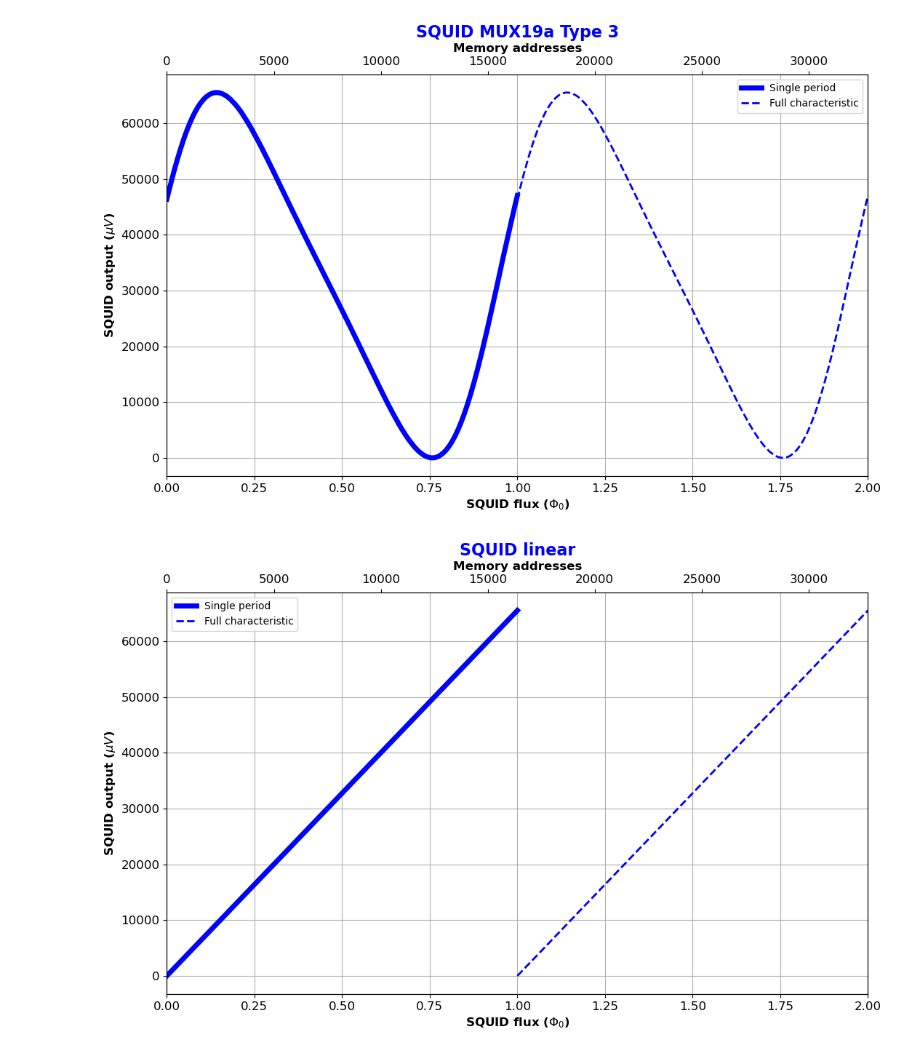
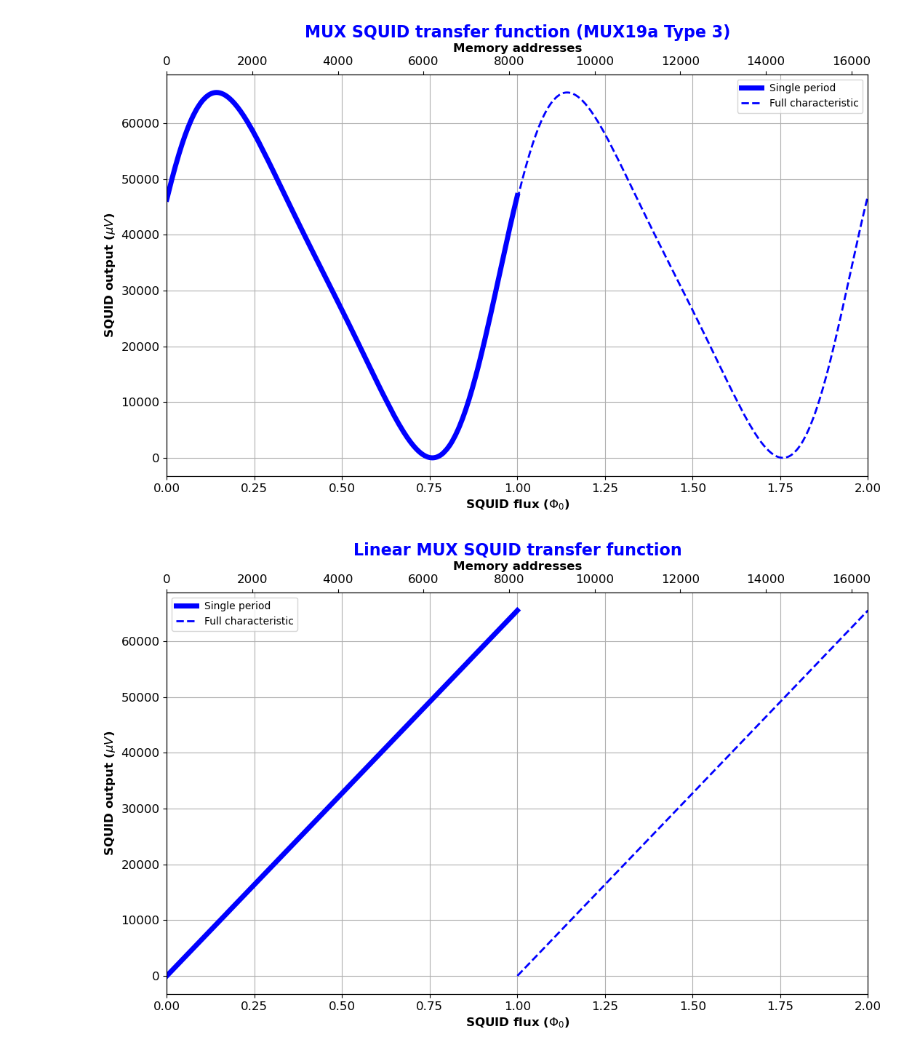
Before and after one commit to LaurentRavera/MyTechNotes, a Jupyter notebook: FPAsim_patterns/mk_transfer_functions.ipynb, the cells around one changed output. Saved outputs shown, nothing was run; the diff lists cells and outputs as text; code cells hidden in the pictures.

```diff
--- a/FPAsim_patterns/mk_transfer_functions.ipynb
+++ b/FPAsim_patterns/mk_transfer_functions.ipynb
@@ -109,7 +111,7 @@ def tes_steady_state(ntes, nbits, ratio):
 # MUX SQUID tranfer function (SQUID MUX19a Type 3)
 ###################################################
 
-def mux_squid(npts, full_scale=True, nbits=16, plot=False):
+def mux_squid(npts, full_scale=True, nbits=16):
 
     a = np.array([2.40329e-06, 9.54011e-06])
     p = np.array([6.299441, -0.94834025, 0.39483974])
@@ -122,16 +124,13 @@ def mux_squid(npts, full_scale=True, nbits=16, plot=False):
 
     y = np.round(y).astype(int)
 
-    if plot:
-        plot_squid_tf(x, y, "SQUID MUX19a Type 3", "mux_squid_mux19aType3.png")
-
     return (x, y)
 # %%
 ###################################################
 # MUX SQUID tranfer function (LINEAR SQUID)
 ###################################################
 
-def mux_squid_linear(npts, full_scale=True, nbits=16, plot=False):
+def mux_squid_linear(npts, full_scale=True, nbits=16):
 
     x = np.arange(npts)/npts
     y = x
@@ -141,9 +140,6 @@ def mux_squid_linear(npts, full_scale=True, nbits=16, plot=False):
 
     y = np.round(y).astype(int)
 
-    if plot:
-        plot_squid_tf(x, y, "SQUID linear", "mux_squid_linear.png")
-
     return (x, y)
 # %%
 ###################################################
@@ -241,40 +237,47 @@ tf_to_file(tes_steady, word_length_in_bits, nom_fichier)
 npts=2**13
 word_length_in_bits = 16
 x_mux_sq, tf_mux_sq = mux_squid(npts, full_scale=True, nbits=word_length_in_bits)
+plot_squid_tf(x_mux_sq, tf_mux_sq, "MUX SQUID transfer function (MUX19a Type 3)", "mux_squid_tf.png")
 x_mux_sq_linear, tf_mux_sq_linear = mux_squid_linear(npts, full_scale=True, nbits=word_length_in_bits) # for tests
+plot_squid_tf(x_mux_sq_linear, tf_mux_sq_linear, "Linear MUX SQUID transfer function", "mux_squid_linear_tf.png")
 
 # Exporting MUX SQUID transfer functions to a file
 nom_fichier = "mux_squid_tf.mem"
 tf_to_file(tf_mux_sq, word_length_in_bits, nom_fichier)
 nom_fichier = "mux_squid_linear_tf.mem"
 tf_to_file(tf_mux_sq_linear, word_length_in_bits, nom_fichier)
 
 
 ############
 # MUX SQUID offset
 ############
 nsquids=64
 word_length_in_bits = 16
 offset = mux_squid_offset(nsquids, nbits=word_length_in_bits)
 
 # Exporting MUX SQUID offset to a file
 nom_fichier = "mux_squid_offset.mem"
 tf_to_file(offset, word_length_in_bits, nom_fichier)
 
 
 ############
 # AMP SQUID transfer function
 ############
 npts=2**14
 word_length_in_bits = 16
-x_amp_sq, tf_amp_sq = mux_squid(npts, full_scale=True, nbits=word_length_in_bits, plot=True)
-x_amp_sq_linear, tf_amp_sq_linear = mux_squid_linear(npts, full_scale=True, nbits=word_length_in_bits, plot=True) # for tests
+x_amp_sq, tf_amp_sq = mux_squid(npts, full_scale=True, nbits=word_length_in_bits)
+# Shifting the AMP SQUID transfer function by 1/2 period
+tf_amp_sq = np.roll(tf_amp_sq, int(npts/2))
+plot_squid_tf(x_amp_sq, tf_amp_sq, "AMP SQUID transfer function (MUX19a Type 3)", "amp_squid_tf.png")
+x_amp_sq_linear, tf_amp_sq_linear = mux_squid_linear(npts, full_scale=True, nbits=word_length_in_bits) # for tests
+plot_squid_tf(x_amp_sq_linear, tf_amp_sq_linear, "Linear AMP SQUID transfer function", "amp_squid_linear_tf.png")
+
 
 # Exporting AMP SQUID transfer functions to a file
 nom_fichier = "amp_squid_tf.mem"
 tf_to_file(tf_amp_sq, word_length_in_bits, nom_fichier)
 nom_fichier = "amp_squid_linear_tf.mem"
 tf_to_file(tf_amp_sq_linear, word_length_in_bits, nom_fichier)
 # %% [output]
-[figure, old version]
+[figure, new version]
-[figure, old version]
+[figure, new version]
```
Also changed, not shown: parts of 2 cells of this notebook.
